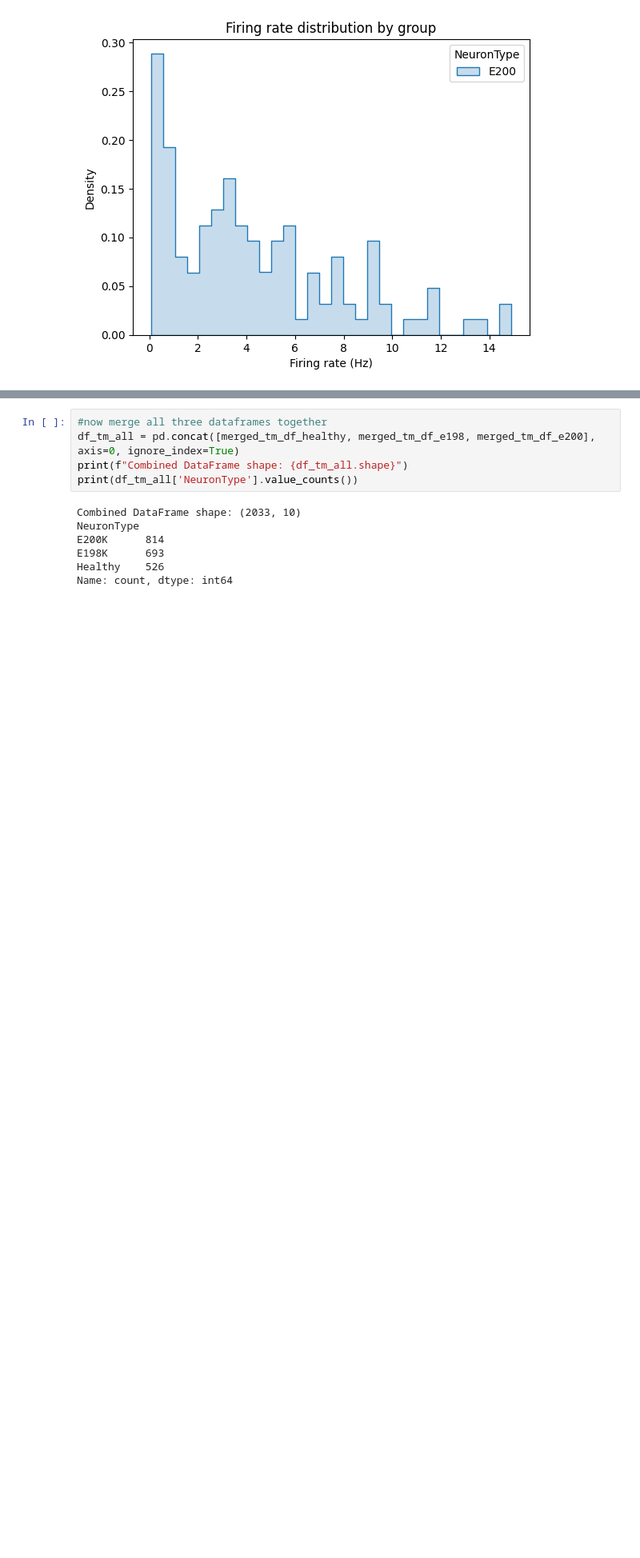
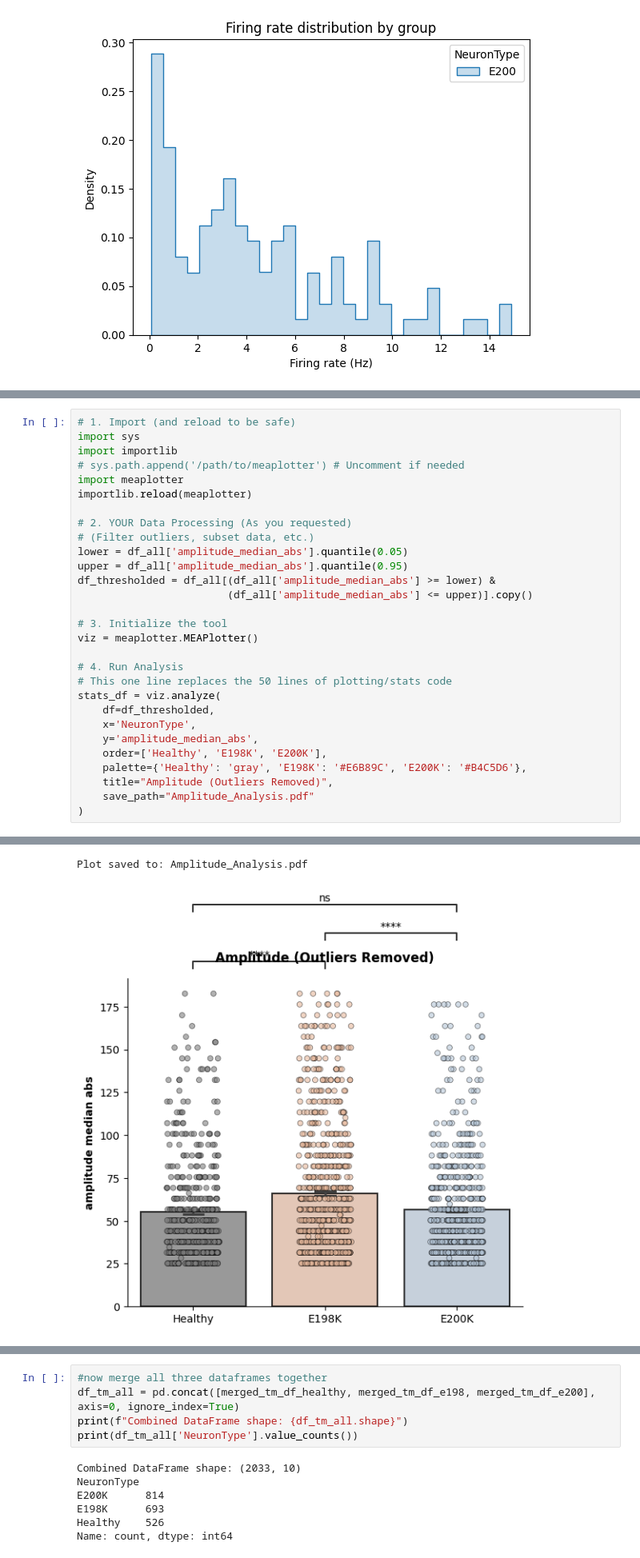
Before and after one commit to roybens/MEA_Analysis, a Jupyter notebook: IPNAnalysis/workbooks/plotSpikesortedIPNmetrics.ipynb, the cells around one changed output, grey strips where cells are left out. Shown at 80% size. Saved outputs shown, nothing was run; the diff lists cells and outputs as text; blank space fills up the shorter version.

Commit message:
A common MEAPlotter that can be called from notebooks

```diff
--- a/IPNAnalysis/workbooks/plotSpikesortedIPNmetrics.ipynb
+++ b/IPNAnalysis/workbooks/plotSpikesortedIPNmetrics.ipynb
@@ -862,0 +871,30 @@ Healthy     33  229.740143   62.399248  10.862315  220.298767
+# %%
+# 1. Import (and reload to be safe)
+import sys
+import importlib
+# sys.path.append('/path/to/meaplotter') # Uncomment if needed
+import meaplotter
+importlib.reload(meaplotter)
+
+# 2. YOUR Data Processing (As you requested)
+# (Filter outliers, subset data, etc.)
+lower = df_all['amplitude_median_abs'].quantile(0.05)
+upper = df_all['amplitude_median_abs'].quantile(0.95)
+df_thresholded = df_all[(df_all['amplitude_median_abs'] >= lower) &
+                        (df_all['amplitude_median_abs'] <= upper)].copy()
+
+# 3. Initialize the tool
+viz = meaplotter.MEAPlotter()
+
+# 4. Run Analysis
+# This one line replaces the 50 lines of plotting/stats code
+stats_df = viz.analyze(
+    df=df_thresholded,
+    x='NeuronType',
+    y='amplitude_median_abs',
+    order=['Healthy', 'E198K', 'E200K'],
+    palette={'Healthy': 'gray', 'E198K': '#E6B89C', 'E200K': '#B4C5D6'},
+    title="Amplitude (Outliers Removed)",
+    save_path="Amplitude_Analysis.pdf"
+)
+# %% [output]
@@ -862,0 +925,2 @@ Healthy     33  229.740143   62.399248  10.862315  220.298767
+Plot saved to: Amplitude_Analysis.pdf
+[figure, added]
```
Also changed, not shown: parts of 13 cells of this notebook, 1 other file.
